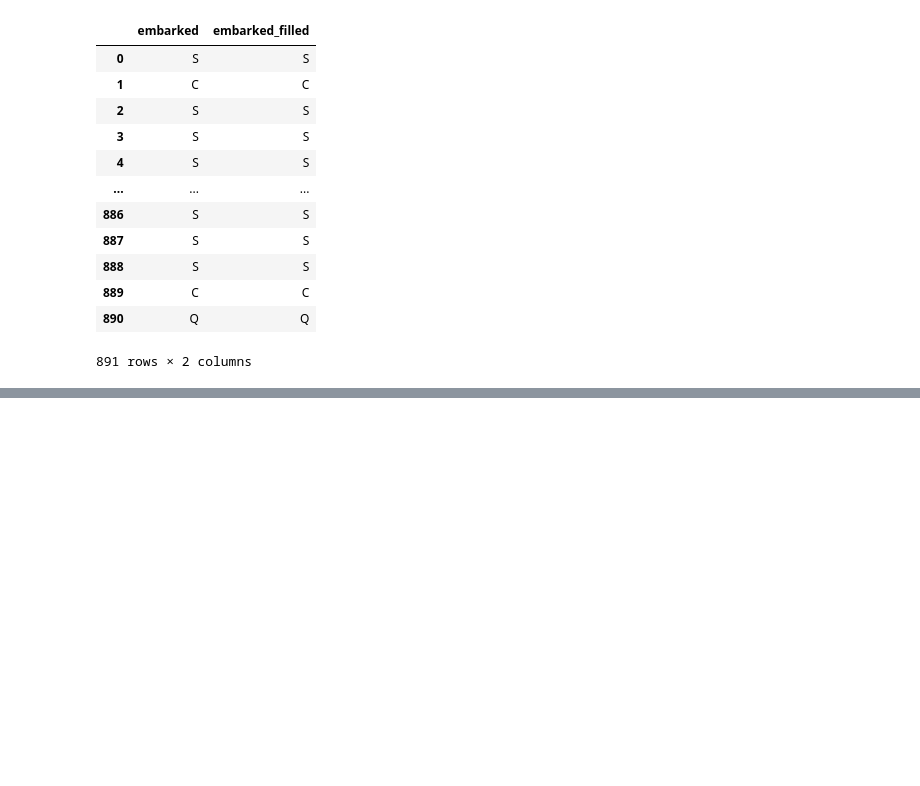
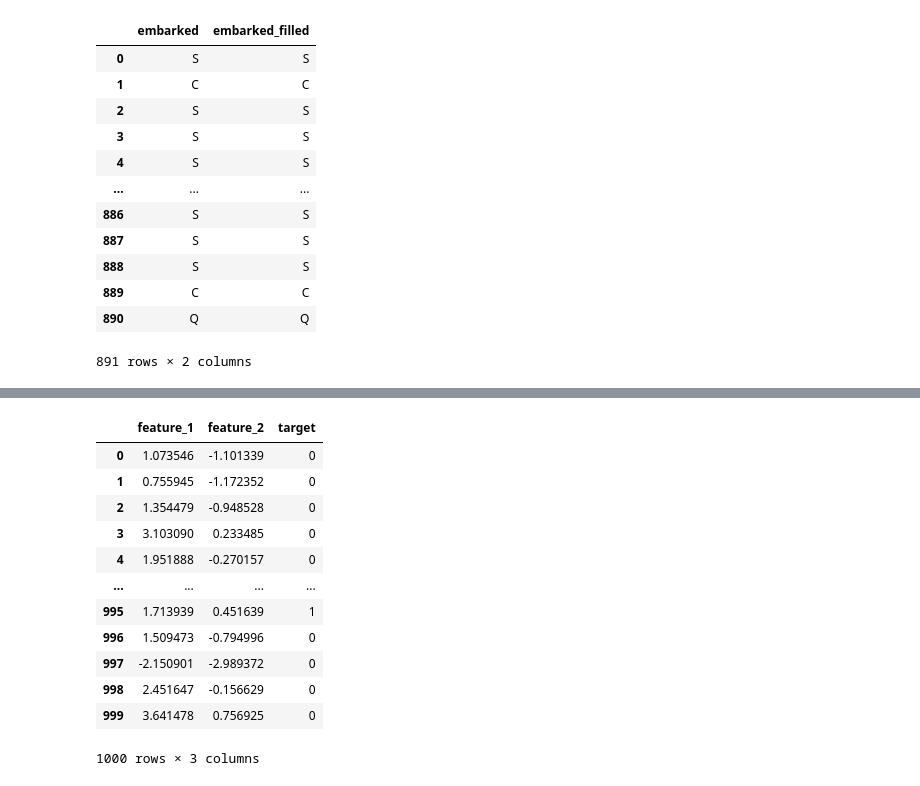
Before and after one commit to shivam-paul-19/data-science, a Jupyter notebook: feature eng/main.ipynb, the cells around one changed output, grey strips where cells are left out. Saved outputs shown, nothing was run; the diff lists cells and outputs as text; code cells hidden in the pictures; blank space fills up the shorter version.

```diff
--- a/feature eng/main.ipynb
+++ b/feature eng/main.ipynb
@@ -175,0 +307,19 @@ dt[['embarked', 'embarked_filled']]
+# %%
+df_X = pd.DataFrame(X, columns=['feature_1', 'feature_2'])
+df_y = pd.DataFrame(y, columns=['target'])
+df = pd.concat([df_X, df_y], axis=1)
+df
+# %% [output]
+|  | feature_1 | feature_2 | target |
+| 0 | 1.073546 | -1.101339 | 0 |
+| 1 | 0.755945 | -1.172352 | 0 |
+| 2 | 1.354479 | -0.948528 | 0 |
+| 3 | 3.103090 | 0.233485 | 0 |
+| 4 | 1.951888 | -0.270157 | 0 |
+| ... | ... | ... | ... |
+| 995 | 1.713939 | 0.451639 | 1 |
+| 996 | 1.509473 | -0.794996 | 0 |
+| 997 | -2.150901 | -2.989372 | 0 |
+| 998 | 2.451647 | -0.156629 | 0 |
+| 999 | 3.641478 | 0.756925 | 0 |
+1000 rows × 3 columns
```
Also changed, not shown: parts of 21 cells of this notebook.
